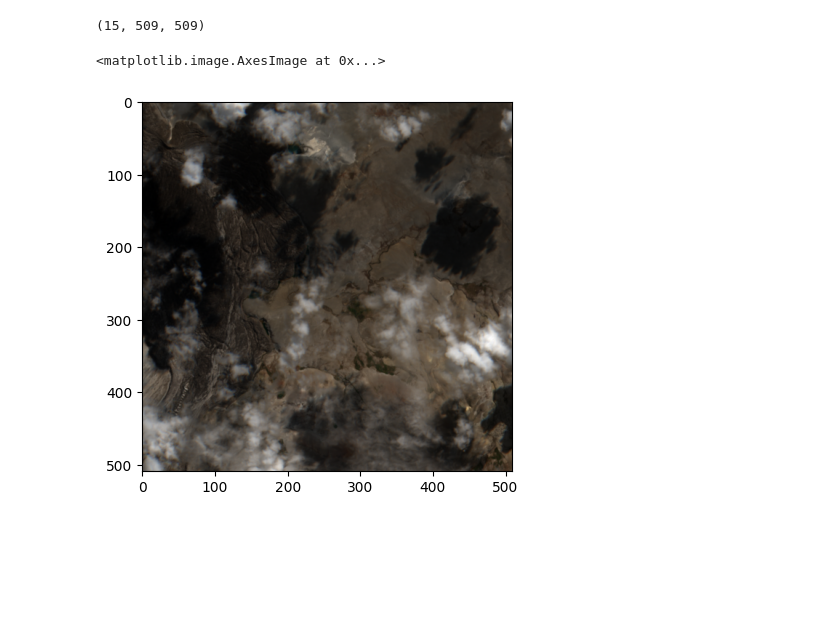
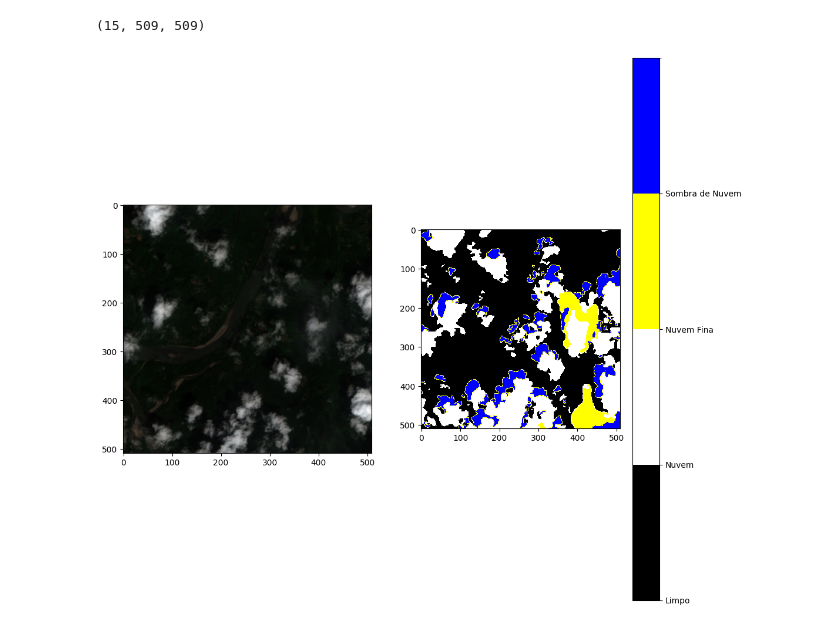
Before and after one commit to Alanbreno/Cloud-Detection-Tests, a Jupyter notebook: tests.ipynb, the cells around one changed output. Cells and saved outputs as stored; diff of their text form; code cells hidden in the pictures; blank space fills up the shorter version.

Commit message:
Avançando com o dataset Cloudset+

```diff
--- a/tests.ipynb
+++ b/tests.ipynb
@@ -1,12 +0,0 @@
-# %%
-import rasterio
-
-# Abrir a imagem TIFF
-with rasterio.open('20200410T142731_20200410T143742_T19HCA.tif') as src:
-    # Ler todas as bandas
-    bandas = src.read()
-
-# Verificar o número de bandas
-print(bandas.shape)  # (n_bandas, altura, largura)
-# %% [output]
-(15, 509, 509)
@@ -13,19 +36,41 @@ print(bandas.shape)  # (n_bandas, altura, largura)
 # %%
-import numpy as np
-import matplotlib.pyplot as plt
+diretorio = 'D:/CloudSEN12+/p509/Imagens-Amazonia/'
+with cwd(diretorio):
+        imagens = sorted(os.listdir())
+
 def normalize_band(band):
-    #band = (band + 1000) / 10000
-    #band = band.clip(min=0)
+        #band = (band + 1000) / 10000
+        #band = band.clip(min=0)
 
-    return ((band - band.min()) / (band.max() - band.min()))*255
-
-b_r = normalize_band(bandas[3])
-b_g = normalize_band(bandas[2])
-b_b = normalize_band(bandas[1])
-
-rgb_composite_raw = np.dstack((b_r, b_g, b_b)).astype(int)
+        return ((band - band.min()) / (band.max() - band.min()))
-# %%
-plt.imshow(rgb_composite_raw)
-# %% [output]
-<matplotlib.image.AxesImage at 0x...>
-[figure, removed]
+# %%
+
+src = rasterio.open(diretorio+imagens[4])
+# Ler todas as bandas
+bandas = src.read()
+
+# Verificar o número de bandas
+print(bandas.shape)  # (n_bandas, altura, largura)
+b_r = normalize_band(bandas[3])
+b_g = normalize_band(bandas[2])
+b_b = normalize_band(bandas[1])
+
+cmap = mcolors.ListedColormap(['black', 'white', 'yellow', 'blue'])  # Defina as cores
+bounds = [0, 1, 2, 3, 4]
+norm = mcolors.BoundaryNorm(bounds, cmap.N)
+
+
+rgb_composite_raw = np.dstack((b_r, b_g, b_b))
+
+plt.figure(figsize=(12, 12))
+plt.subplot(1,2,1)
+plt.imshow(rgb_composite_raw)
+
+plt.subplot(1,2,2)
+plt.imshow(bandas[13], cmap=cmap, norm=norm)
+cbar = plt.colorbar(ticks=[0, 1, 2, 3])
+cbar.set_ticklabels(['Limpo', 'Nuvem', 'Nuvem Fina', 'Sombra de Nuvem'])
+plt.show()
+# %% [output]
+(15, 509, 509)
+[figure, added]
```
Also changed, not shown: parts of 1 cell of this notebook, 1 other file.
